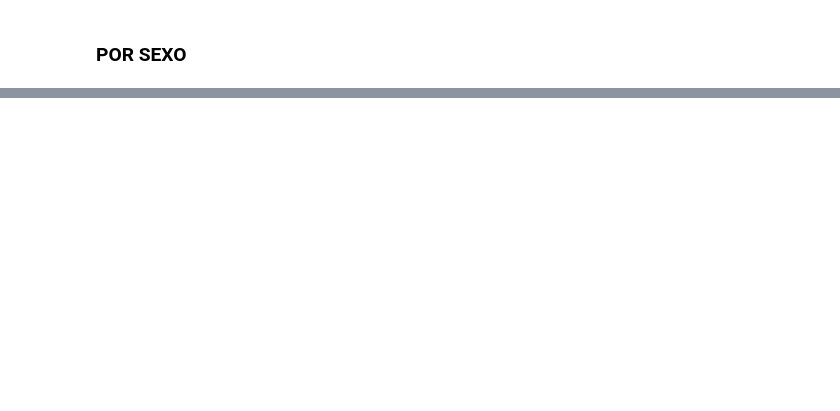
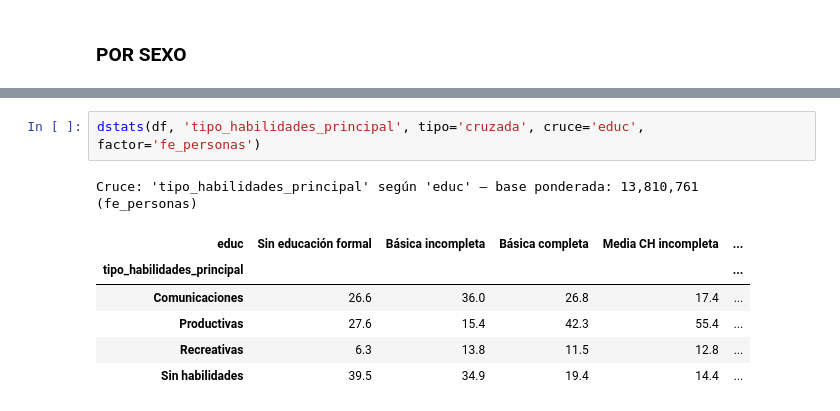
Before and after one commit to tomasleale/eaui_subtel, a Jupyter notebook: eaui2026_v2.ipynb, the cells around one changed output, grey strips where cells are left out. Drawn from its saved outputs; the diff is of its cells as text; blank space fills up the shorter version.

```diff
--- a/eaui2026_v2.ipynb
+++ b/eaui2026_v2.ipynb
@@ -928,0 +1665,10 @@ display(analizar_rm_cruce('P8_3', cruce='sexo', factor='fe_hogar', estilo=True))
+# %%
+dstats(df, 'tipo_habilidades_principal', tipo='cruzada', cruce='educ', factor='fe_personas')
+# %% [output]
+Cruce: 'tipo_habilidades_principal' según 'educ' — base ponderada: 13,810,761 (fe_personas)
+| educ | Sin educación formal | Básica incompleta | Básica completa | Media CH incompleta | ... |
+| tipo_habilidades_principal |  |  |  |  | ... |
+| Comunicaciones | 26.6 | 36.0 | 26.8 | 17.4 | ... |
+| Productivas | 27.6 | 15.4 | 42.3 | 55.4 | ... |
+| Recreativas | 6.3 | 13.8 | 11.5 | 12.8 | ... |
+| Sin habilidades | 39.5 | 34.9 | 19.4 | 14.4 | ... |
```
Also changed, not shown: parts of 30 cells of this notebook.
